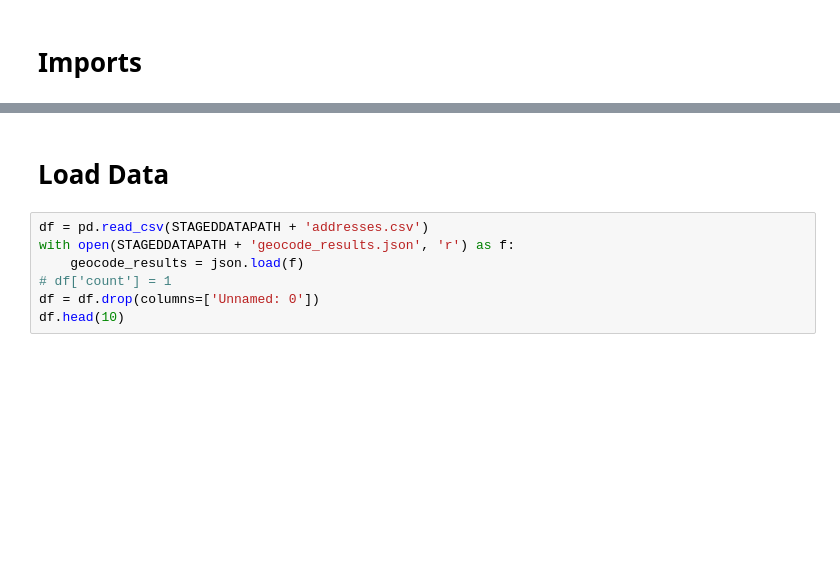
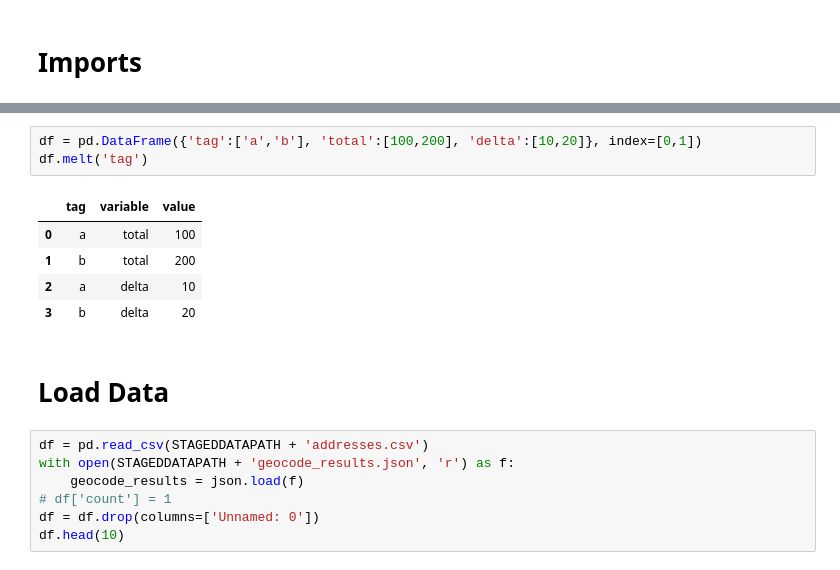
Before and after one commit to johnryanmcnally/tile_tracker_pipeline, a Jupyter notebook: data_handling/tile_data_playground.ipynb, the cells around one changed output, grey strips where cells are left out. Cells and saved outputs as stored; diff of their text form; blank space fills up the shorter version.

```diff
--- a/data_handling/tile_data_playground.ipynb
+++ b/data_handling/tile_data_playground.ipynb
@@ -38,3 +40,12 @@ STAGEDDATAPATH = r'..\data\staged\\'
+# %%
+df = pd.DataFrame({'tag':['a','b'], 'total':[100,200], 'delta':[10,20]}, index=[0,1])
+df.melt('tag')
+# %% [output]
+|  | tag | variable | value |
+| 0 | a | total | 100 |
+| 1 | b | total | 200 |
+| 2 | a | delta | 10 |
+| 3 | b | delta | 20 |
 # %% [markdown]
 # Load Data
 # %%
```
Also changed, not shown: parts of 1 cell of this notebook, 4 other files.
